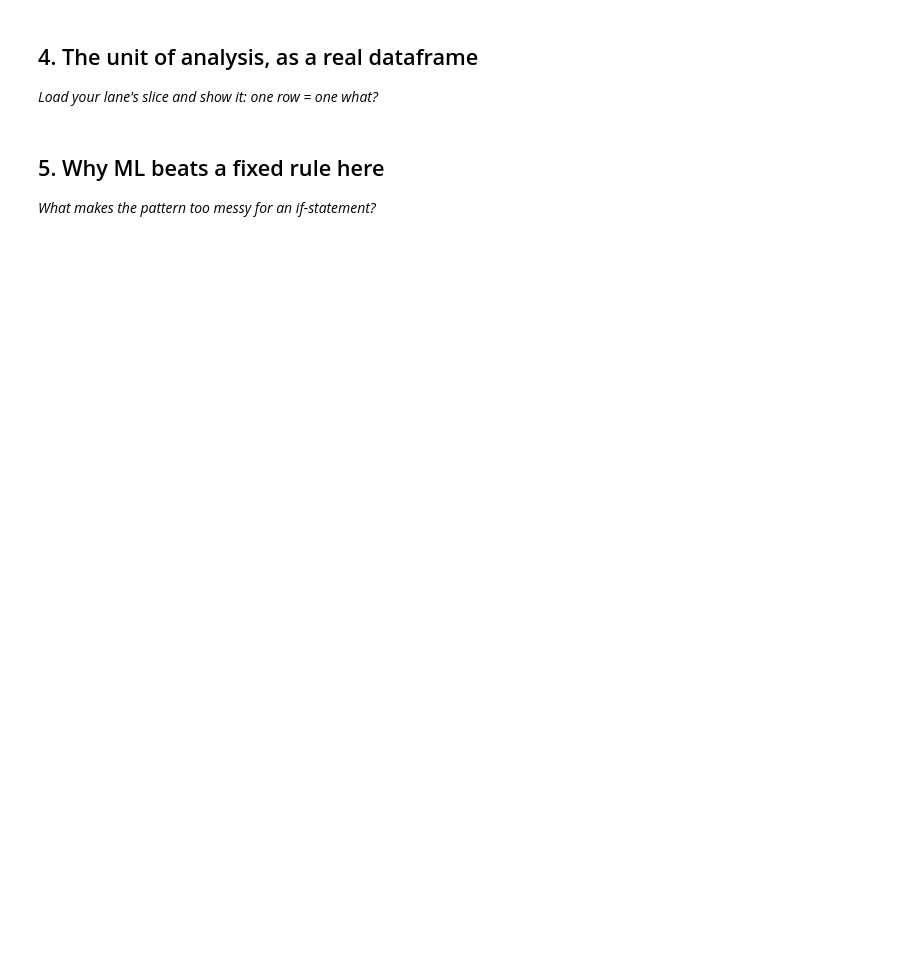
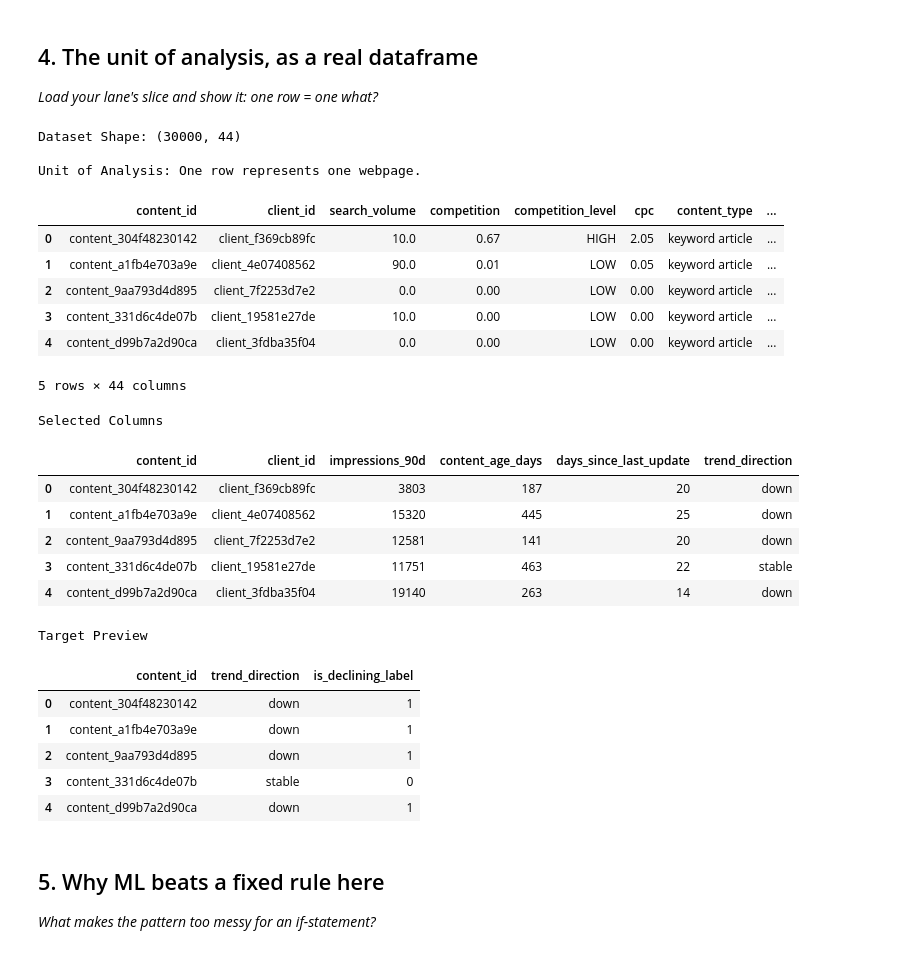
Before and after one commit to kiran162005/flyrank-ml, a Jupyter notebook: work/notebooks/w02_ml_task_framing.ipynb, the cells around one changed output. Saved outputs shown, nothing was run; the diff lists cells and outputs as text; code cells hidden in the pictures; blank space fills up the shorter version.

```diff
--- a/work/notebooks/w02_ml_task_framing.ipynb
+++ b/work/notebooks/w02_ml_task_framing.ipynb
@@ -22,6 +62,70 @@ This skeleton is yours to fill. Work the sections **in order** — each one has
 ## 4. The unit of analysis, as a real dataframe
 
 *Load your lane's slice and show it: one row = one what?*
+# %%
+import pandas as pd
+
+df = pd.read_csv("data/raw/content_refresh_anonymized.csv")
+
+print("Dataset Shape:", df.shape)
+print("\nUnit of Analysis: One row represents one webpage.\n")
+
+display(df.head())
+
+print("\nSelected Columns")
+
+display(df[
+    [
+        "content_id",
+        "client_id",
+        "impressions_90d",
+        "content_age_days",
+        "days_since_last_update",
+        "trend_direction",
+    ]
+].head())
+
+# Create proxy target
+df["is_declining_label"] = (
+    df["trend_direction"] == "down"
+).astype(int)
+
+print("\nTarget Preview")
+
+display(
+    df[
+        [
+            "content_id",
+            "trend_direction",
+            "is_declining_label",
+        ]
+    ].head()
+)
+# %% [output]
+Dataset Shape: (30000, 44)
+
+Unit of Analysis: One row represents one webpage.
+|  | content_id | client_id | search_volume | competition | competition_level | cpc | content_type | ... |
+| 0 | content_304f48230142 | client_f369cb89fc | 10.0 | 0.67 | HIGH | 2.05 | keyword article | ... |
+| 1 | content_a1fb4e703a9e | client_4e07408562 | 90.0 | 0.01 | LOW | 0.05 | keyword article | ... |
+| 2 | content_9aa793d4d895 | client_7f2253d7e2 | 0.0 | 0.00 | LOW | 0.00 | keyword article | ... |
+| 3 | content_331d6c4de07b | client_19581e27de | 10.0 | 0.00 | LOW | 0.00 | keyword article | ... |
+| 4 | content_d99b7a2d90ca | client_3fdba35f04 | 0.0 | 0.00 | LOW | 0.00 | keyword article | ... |
+5 rows × 44 columns
+Selected Columns
+|  | content_id | client_id | impressions_90d | content_age_days | days_since_last_update | trend_direction |
+| 0 | content_304f48230142 | client_f369cb89fc | 3803 | 187 | 20 | down |
+| 1 | content_a1fb4e703a9e | client_4e07408562 | 15320 | 445 | 25 | down |
+| 2 | content_9aa793d4d895 | client_7f2253d7e2 | 12581 | 141 | 20 | down |
+| 3 | content_331d6c4de07b | client_19581e27de | 11751 | 463 | 22 | stable |
+| 4 | content_d99b7a2d90ca | client_3fdba35f04 | 19140 | 263 | 14 | down |
+Target Preview
+|  | content_id | trend_direction | is_declining_label |
+| 0 | content_304f48230142 | down | 1 |
+| 1 | content_a1fb4e703a9e | down | 1 |
+| 2 | content_9aa793d4d895 | down | 1 |
+| 3 | content_331d6c4de07b | stable | 0 |
+| 4 | content_d99b7a2d90ca | down | 1 |
 # %% [markdown]
 ## 5. Why ML beats a fixed rule here
 
```
Also changed, not shown: parts of 7 cells of this notebook.
